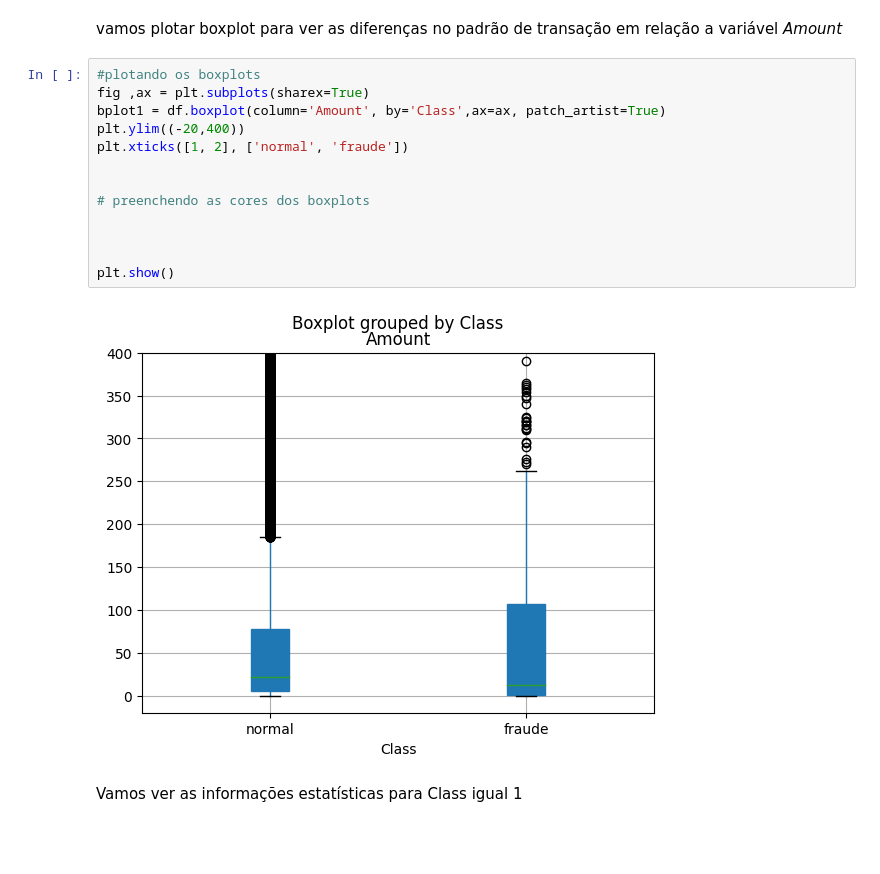
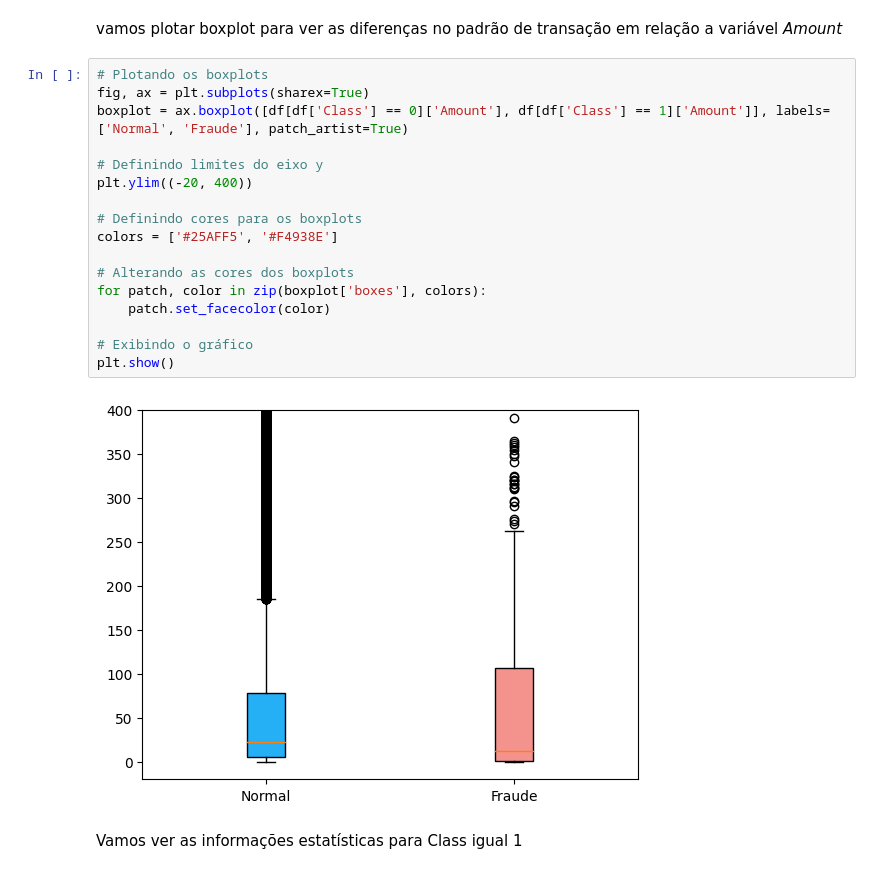
Before and after one commit to AndreCauper/fraude-de-cartao-de-credito, a Jupyter notebook: Detecção_de_Fraude_em_Cartões_de_Crédito.ipynb, the cells around one changed output. Saved outputs shown, nothing was run; the diff lists cells and outputs as text; blank space fills up the shorter version.

```diff
--- a/Detecção_de_Fraude_em_Cartões_de_Crédito.ipynb
+++ b/Detecção_de_Fraude_em_Cartões_de_Crédito.ipynb
@@ -292,20 +292,24 @@ plt.tight_layout()
 # %% [markdown]
 vamos plotar boxplot para ver as diferenças no padrão de transação em relação a variável *Amount*
 # %%
-#plotando os boxplots
-fig ,ax = plt.subplots(sharex=True)
-bplot1 = df.boxplot(column='Amount', by='Class',ax=ax, patch_artist=True)
-plt.ylim((-20,400))
-plt.xticks([1, 2], ['normal', 'fraude'])
+# Plotando os boxplots
+fig, ax = plt.subplots(sharex=True)
+boxplot = ax.boxplot([df[df['Class'] == 0]['Amount'], df[df['Class'] == 1]['Amount']], labels=['Normal', 'Fraude'], patch_artist=True)
 
+# Definindo limites do eixo y
+plt.ylim((-20, 400))
 
-# preenchendo as cores dos boxplots
+# Definindo cores para os boxplots
+colors = ['#25AFF5', '#F4938E']
 
+# Alterando as cores dos boxplots
+for patch, color in zip(boxplot['boxes'], colors):
+    patch.set_facecolor(color)
 
-
+# Exibindo o gráfico
 plt.show()
 # %% [output]
-[figure, old version]
+[figure, new version]
 # %% [markdown]
 Vamos ver as informações estatísticas para Class igual 1
 # %%
```
Also changed, not shown: parts of 4 cells of this notebook.
